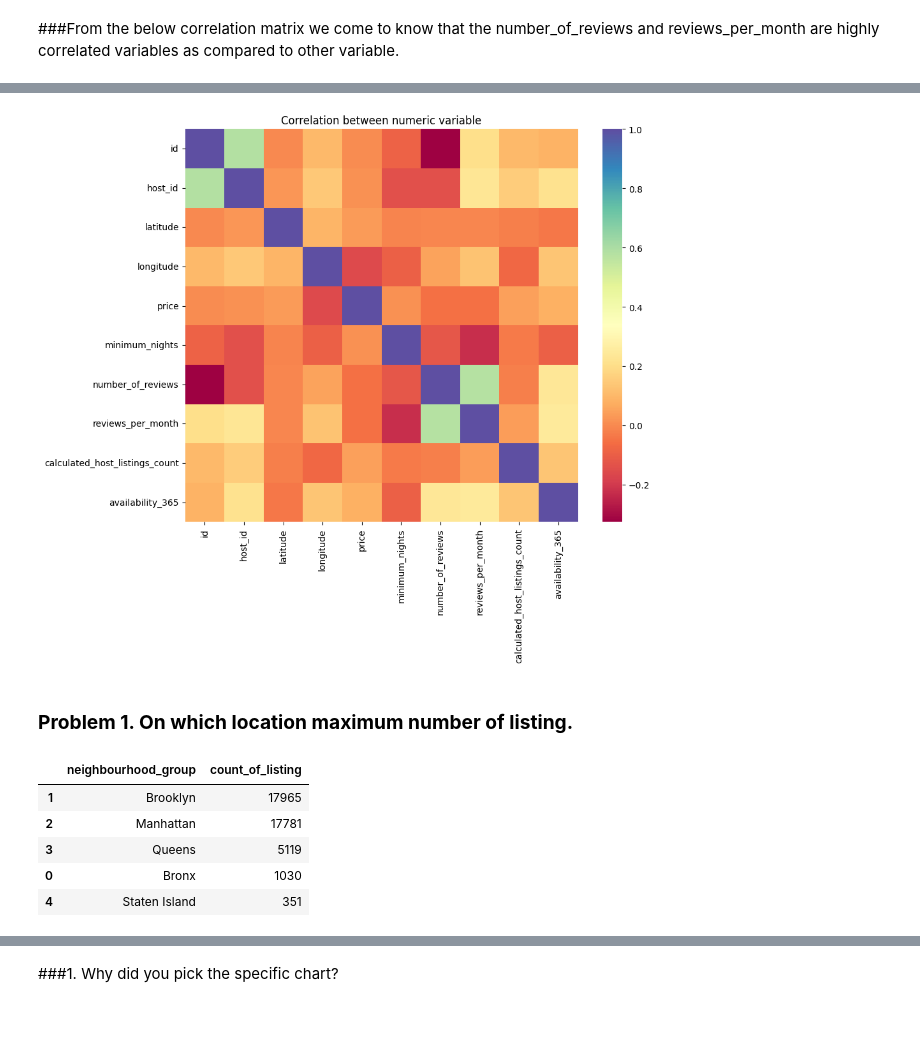
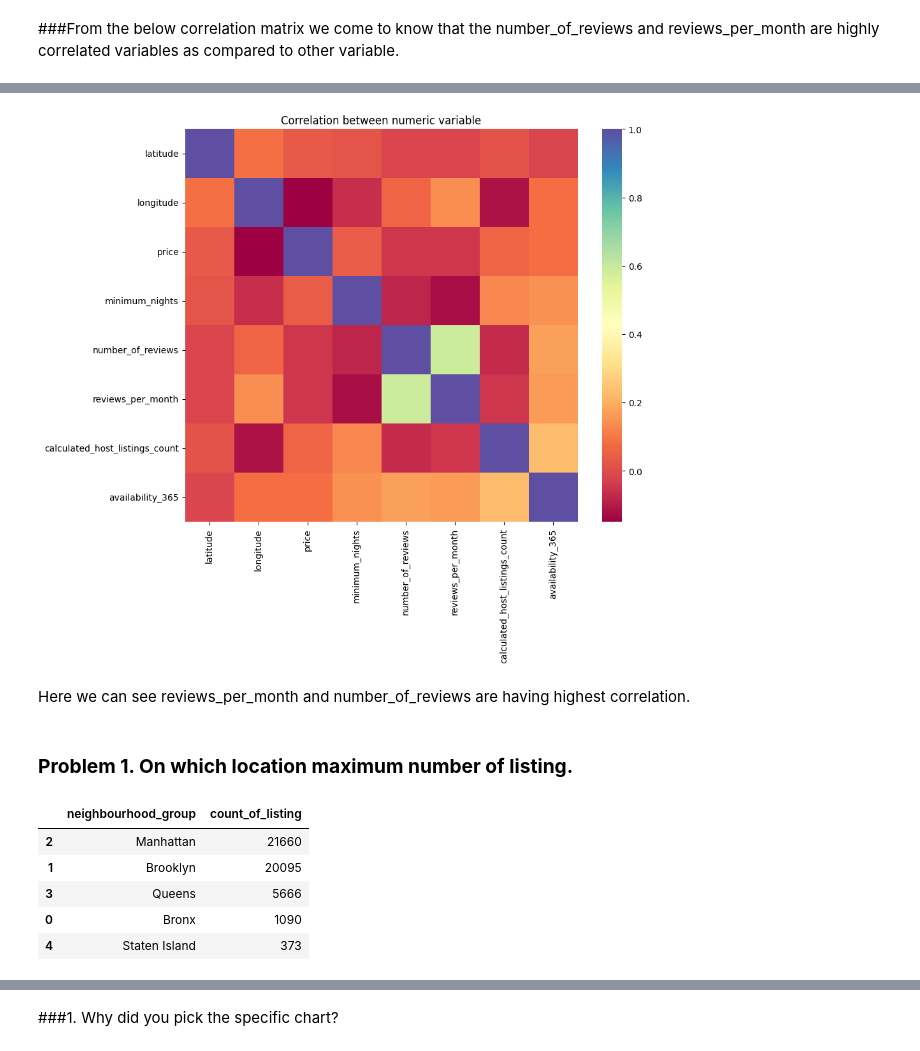
Before and after one commit to David-Kumawat/Capstone_Project-AirBnb_Bookings_Analysis, a Jupyter notebook: Capstone_EDA_Project_AirBnb_Bookings_Analysis.ipynb, the cells around one changed output, grey strips where cells are left out. Drawn from its saved outputs; the diff is of its cells as text; code cells hidden in the pictures; blank space fills up the shorter version.

```diff
--- a/Capstone_EDA_Project_AirBnb_Bookings_Analysis.ipynb
+++ b/Capstone_EDA_Project_AirBnb_Bookings_Analysis.ipynb
@@ -340,6 +322,0 @@ def iqr_technique(column):
-# %%
-# Removing outliers from column minimum_night
-
-lower_bound,upper_bound = iqr_technique(df['minimum_nights'])
-
-new_df = new_df[(new_df.minimum_nights>lower_bound) & (new_df.minimum_nights<upper_bound)]
@@ -383,13 +368,19 @@ new_df['minimum_nights'].max()
+# %%
+# I'm taking only those columns which are numerical
+
+num_col = ['latitude','longitude','price','minimum_nights','number_of_reviews','reviews_per_month','calculated_host_listings_count','availability_365']
 # %%
 # Fixing the size for chart
 plt.figure(figsize=(10,8))
 
-sns.heatmap(new_df.corr(), cmap="Spectral", square=True)
+sns.heatmap(new_df[num_col].corr(), cmap="Spectral", square=True)
 
 plt.title("Correlation between numeric variable")
 plt.show()
 # %% [output]
-[figure, old version]
+[figure, new version]
+# %% [markdown]
+Here we can see reviews_per_month and number_of_reviews are having highest correlation.
 # %% [markdown]
 ### **Problem 1. On which location maximum number of listing.**
 # %%
@@ -397,11 +388,11 @@ neighbourhood_group = new_df.groupby('neighbourhood_group')['id'].count().reset_
 neighbourhood_group
 # %% [output]
 |  | neighbourhood_group | count_of_listing |
-| 1 | Brooklyn | 17965 |
-| 2 | Manhattan | 17781 |
-| 3 | Queens | 5119 |
-| 0 | Bronx | 1030 |
-| 4 | Staten Island | 351 |
+| 2 | Manhattan | 21660 |
+| 1 | Brooklyn | 20095 |
+| 3 | Queens | 5666 |
+| 0 | Bronx | 1090 |
+| 4 | Staten Island | 373 |
 # %%
 # Visualization
 
```
Also changed, not shown: parts of 47 cells of this notebook.
